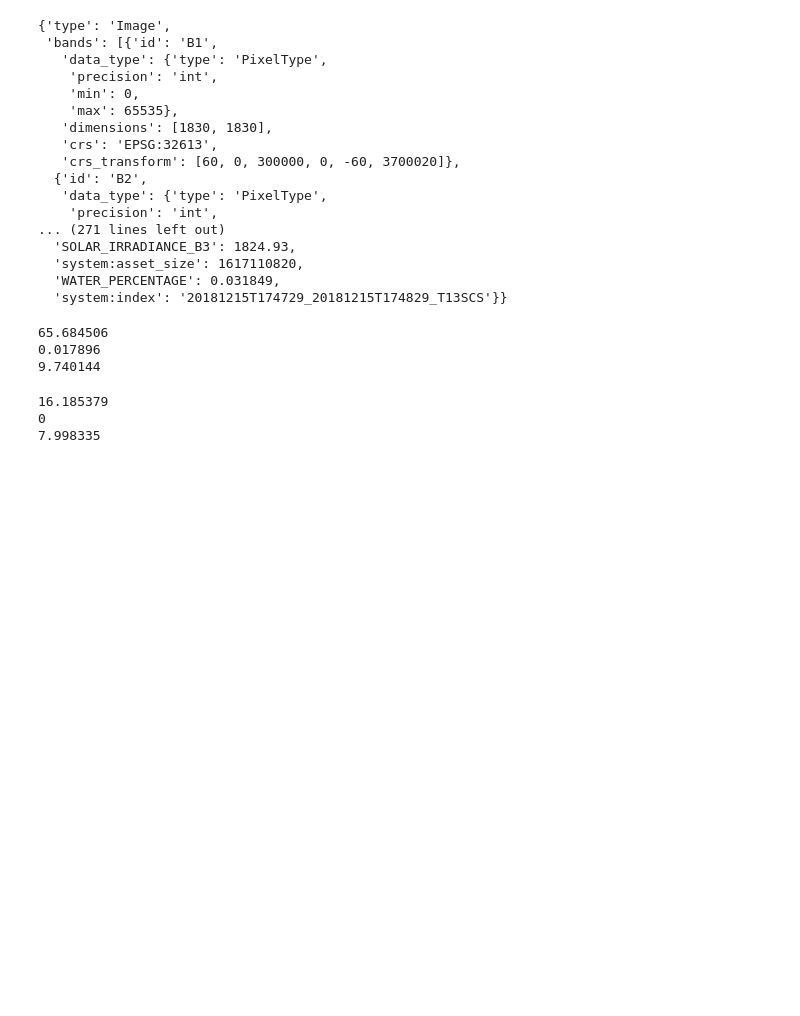
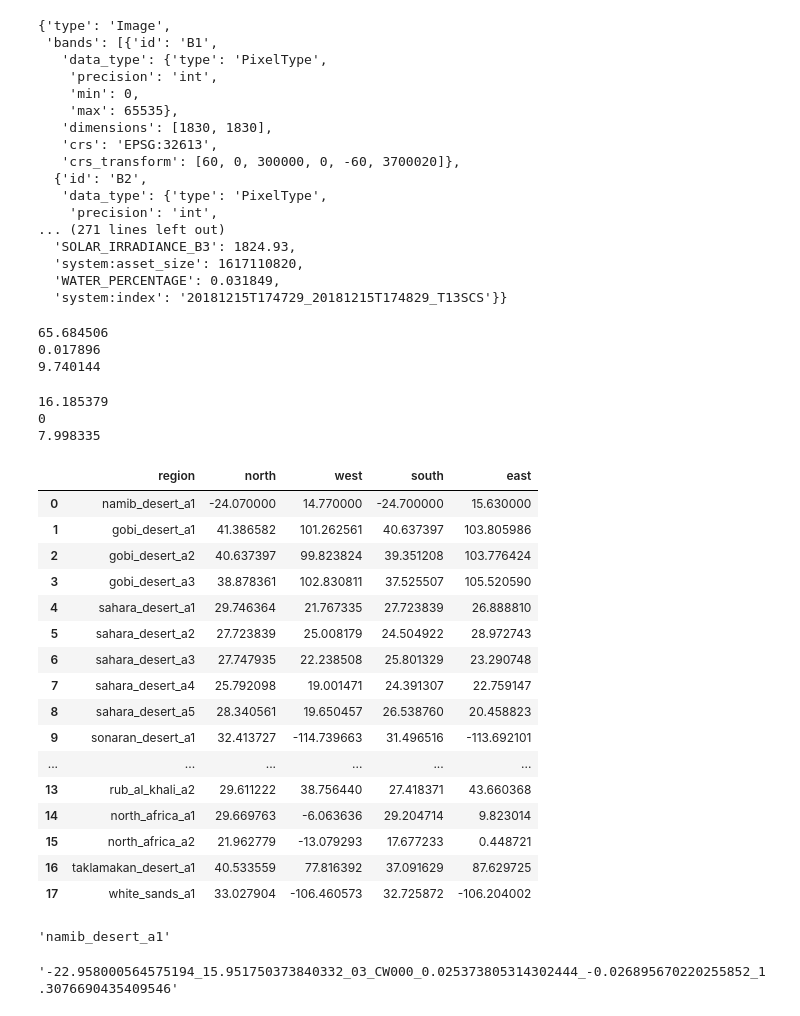
Before and after one commit to cedricmjohn/marswinds, a Jupyter notebook: notebooks/cedric_practice_dataset_generator.ipynb, the cells around one changed output. Cells and saved outputs as stored; diff of their text form; code cells hidden in the pictures; blank space fills up the shorter version.

Commit message:
data fetching module fully functional

```diff
--- a/notebooks/cedric_practice_dataset_generator.ipynb
+++ b/notebooks/cedric_practice_dataset_generator.ipynb
@@ -491,3 +416,33 @@ print(namib_desert_values['properties'][feature])
     'THIN_CIRRUS_PERCENTAGE': 25.026366,
         'SNOW_ICE_PERCENTAGE': 0.006193,
             'HIGH_PROBA_CLOUDS_PERCENTAGE': 16.185379,
+# %%
+df = pd.read_csv('../raw_data/lists/dunes.csv')
+df
+# %% [output]
+|  | region | north | west | south | east |
+| 0 | namib_desert_a1 | -24.070000 | 14.770000 | -24.700000 | 15.630000 |
+| 1 | gobi_desert_a1 | 41.386582 | 101.262561 | 40.637397 | 103.805986 |
+| 2 | gobi_desert_a2 | 40.637397 | 99.823824 | 39.351208 | 103.776424 |
+| 3 | gobi_desert_a3 | 38.878361 | 102.830811 | 37.525507 | 105.520590 |
+| 4 | sahara_desert_a1 | 29.746364 | 21.767335 | 27.723839 | 26.888810 |
+| 5 | sahara_desert_a2 | 27.723839 | 25.008179 | 24.504922 | 28.972743 |
+| 6 | sahara_desert_a3 | 27.747935 | 22.238508 | 25.801329 | 23.290748 |
+| 7 | sahara_desert_a4 | 25.792098 | 19.001471 | 24.391307 | 22.759147 |
+| 8 | sahara_desert_a5 | 28.340561 | 19.650457 | 26.538760 | 20.458823 |
+| 9 | sonaran_desert_a1 | 32.413727 | -114.739663 | 31.496516 | -113.692101 |
+| ... | ... | ... | ... | ... | ... |
+| 13 | rub_al_khali_a2 | 29.611222 | 38.756440 | 27.418371 | 43.660368 |
+| 14 | north_africa_a1 | 29.669763 | -6.063636 | 29.204714 | 9.823014 |
+| 15 | north_africa_a2 | 21.962779 | -13.079293 | 17.677233 | 0.448721 |
+| 16 | taklamakan_desert_a1 | 40.533559 | 77.816392 | 37.091629 | 87.629725 |
+| 17 | white_sands_a1 | 33.027904 | -106.460573 | 32.725872 | -106.204002 |
+# %%
+df.iloc[0,:].region
+# %% [output]
+'namib_desert_a1'
+# %%
+'-25.208000564575194_15.001249694824219_04_CW000_-0.07344180345535278_0.8557981848716736_2.4399986267089844.jpg'
+'-22.958000564575194_15.951750373840332_03_CW000_0.025373805314302444_-0.026895670220255852_1.3076690435409546'
+# %% [output]
+'-22.958000564575194_15.951750373840332_03_CW000_0.025373805314302444_-0.026895670220255852_1.3076690435409546'
```
Also changed, not shown: parts of 7 cells of this notebook, 4 other files.
